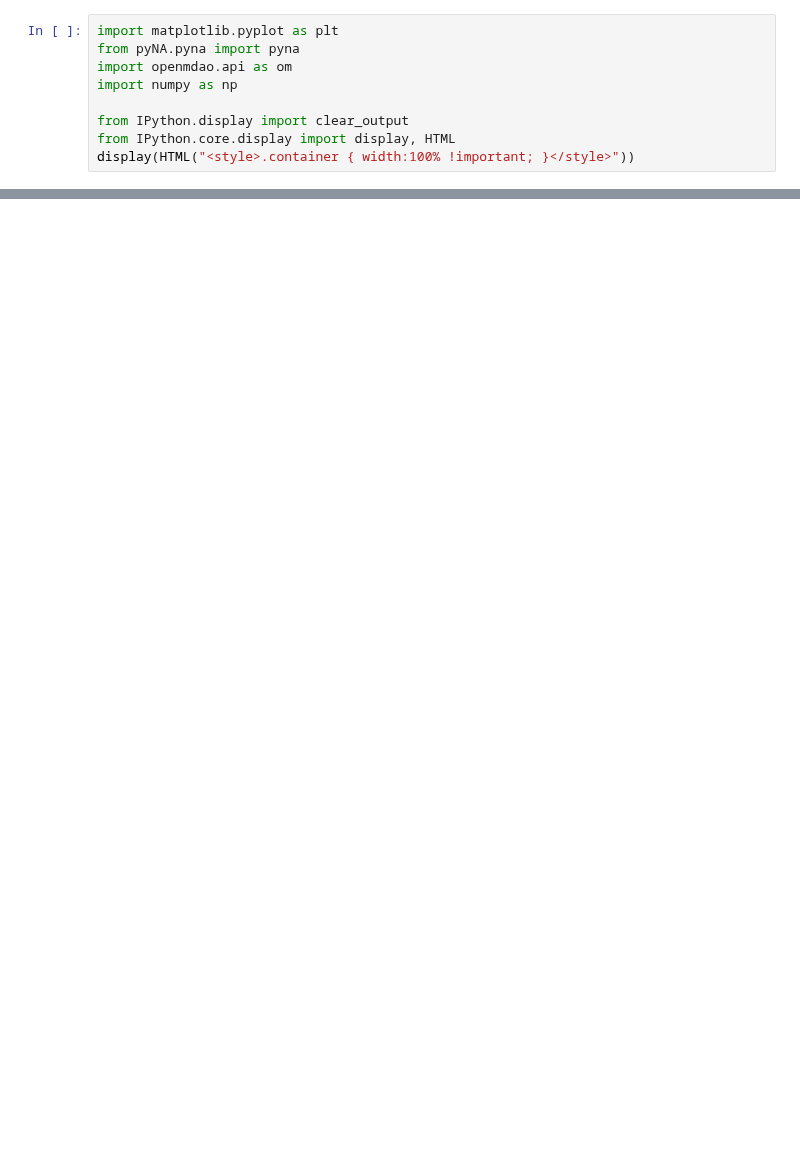
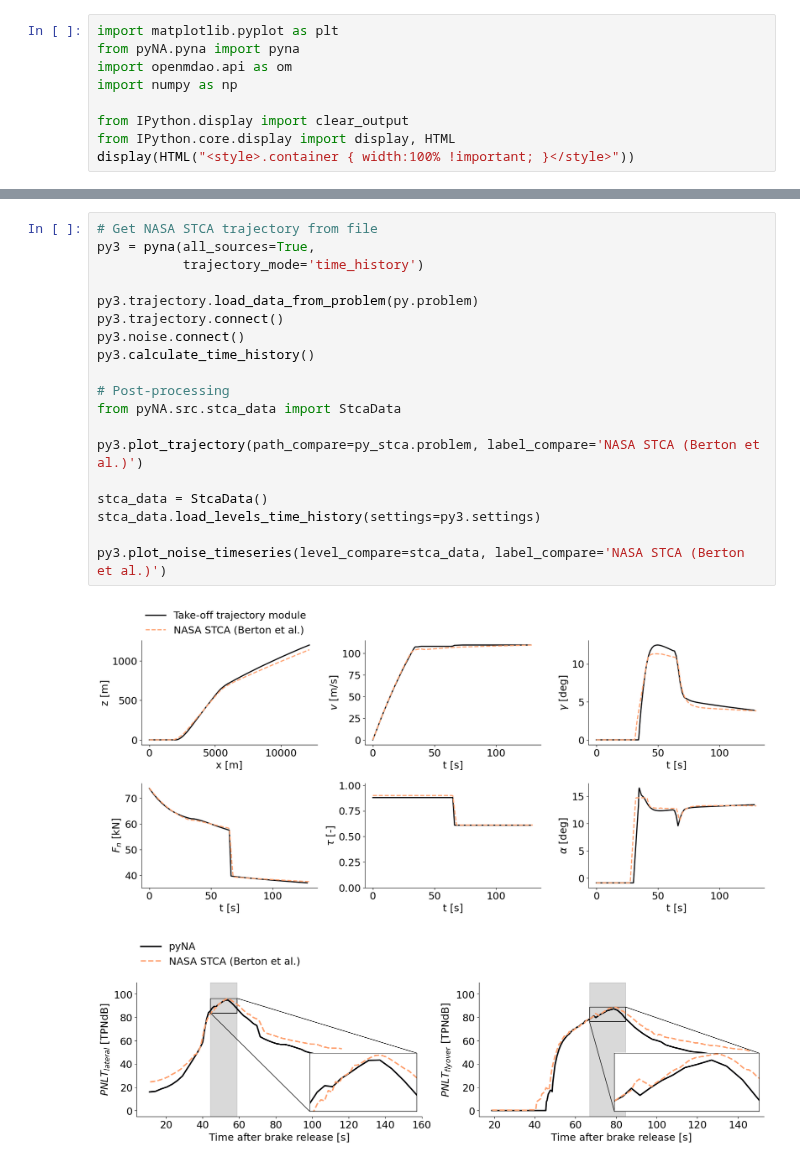
Before and after one commit to MIT-LAE/pyNA, a Jupyter notebook: pyNA/run/Trajectory.ipynb, the cells around one changed output, grey strips where cells are left out. Drawn from its saved outputs; the diff is of its cells as text; blank space fills up the shorter version.

```diff
--- a/pyNA/run/Trajectory.ipynb
+++ b/pyNA/run/Trajectory.ipynb
@@ -88,0 +90,22 @@ Converged: True
+# %%
+# Get NASA STCA trajectory from file
+py3 = pyna(all_sources=True,
+           trajectory_mode='time_history')
+
+py3.trajectory.load_data_from_problem(py.problem)
+py3.trajectory.connect()
+py3.noise.connect()
+py3.calculate_time_history()
+
+# Post-processing
+from pyNA.src.stca_data import StcaData
+
+py3.plot_trajectory(path_compare=py_stca.problem, label_compare='NASA STCA (Berton et al.)')
+
+stca_data = StcaData()
+stca_data.load_levels_time_history(settings=py3.settings)
+
+py3.plot_noise_timeseries(level_compare=stca_data, label_compare='NASA STCA (Berton et al.)')
+# %% [output]
+[figure, added]
+[figure, added]
```
Also changed, not shown: parts of 2 cells of this notebook, 10 other files.
